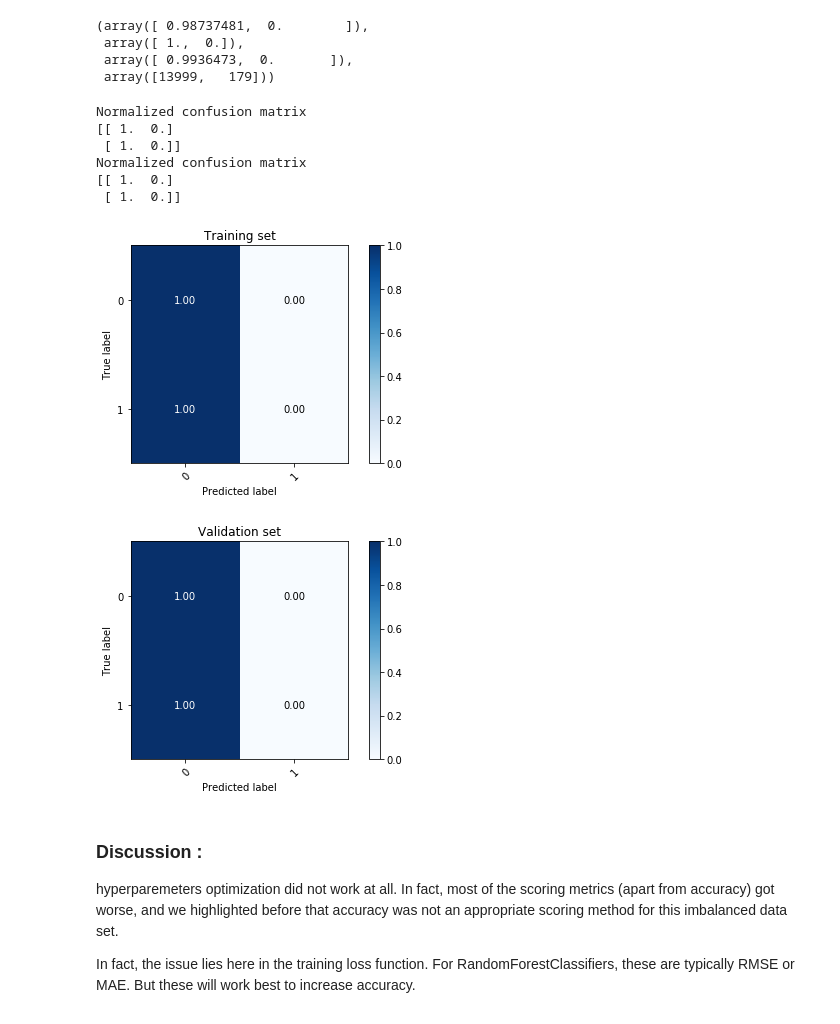
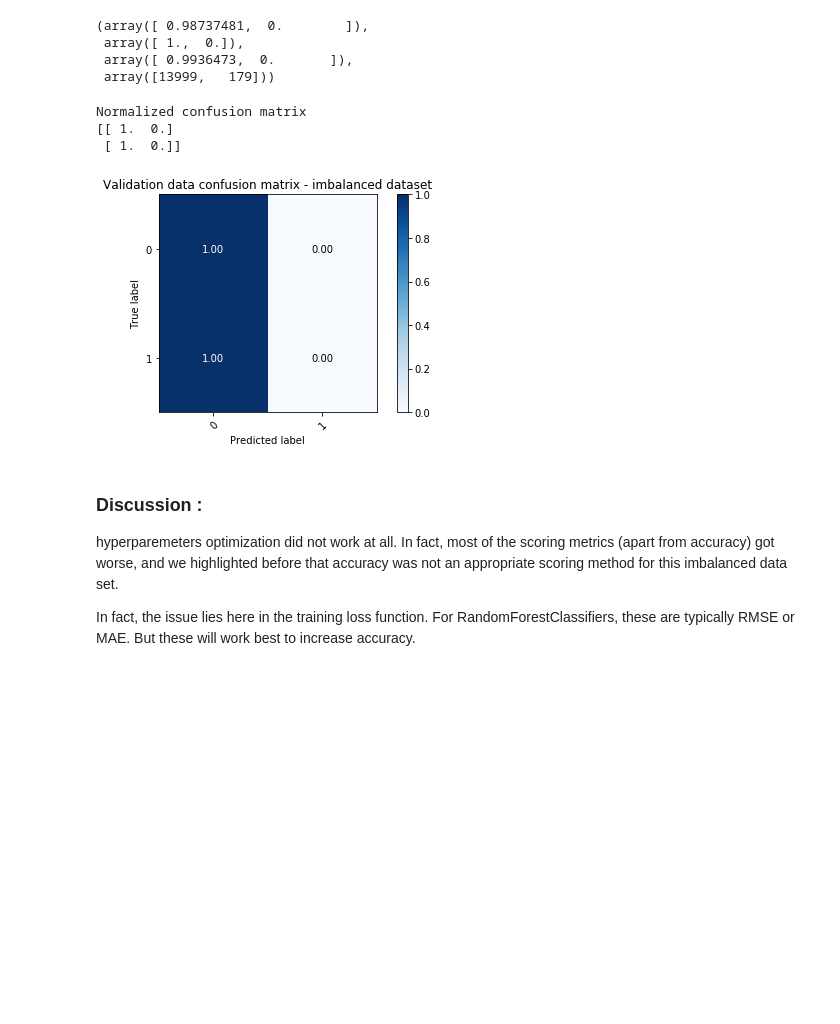
Before and after one commit to Vee-Ouma/Arvato-Udacity-Captsone, a Jupyter notebook: Arvato Project Workbook.ipynb, the cells around one changed output. Drawn from its saved outputs; the diff is of its cells as text; code cells hidden in the pictures; blank space fills up the shorter version.

```diff
--- a/Arvato Project Workbook.ipynb
+++ b/Arvato Project Workbook.ipynb
@@ -947,18 +952,14 @@ precision_recall_fscore_support(y_true=y_valid, y_pred=pred_valid_optim)
  array([ 0.9936473,  0.       ]),
  array([13999,   179]))
 # %%
-plot_confusion_matrix(y_pred=pred_train_optim,y_true=y_train,classes=np.array([0,1]),normalize=True, title='Training set')
-plot_confusion_matrix(y_pred=pred_valid_optim,y_true=y_valid,classes=np.array([0,1]),normalize=True, title='Validation set')
+#plot_confusion_matrix(y_pred=pred_train_optim,y_true=y_train,classes=np.array([0,1]),normalize=True, title='Training set')
+plot_confusion_matrix(y_pred=pred_valid_optim,y_true=y_valid,classes=np.array([0,1]),normalize=True, title='Validation data confusion matrix - imbalanced dataset')
 plt.show()
 # %% [output]
 Normalized confusion matrix
 [[ 1.  0.]
  [ 1.  0.]]
-Normalized confusion matrix
-[[ 1.  0.]
- [ 1.  0.]]
-[figure, old version]
+[figure, new version]
-[figure, removed]
 # %% [markdown]
 ### Discussion :
 hyperparemeters optimization did not work at all. In fact, most of the scoring metrics (apart from accuracy) got worse, and we highlighted before that accuracy was not an appropriate scoring method for this imbalanced data set.
```
Also changed, not shown: parts of 29 cells of this notebook, 1 other file.
